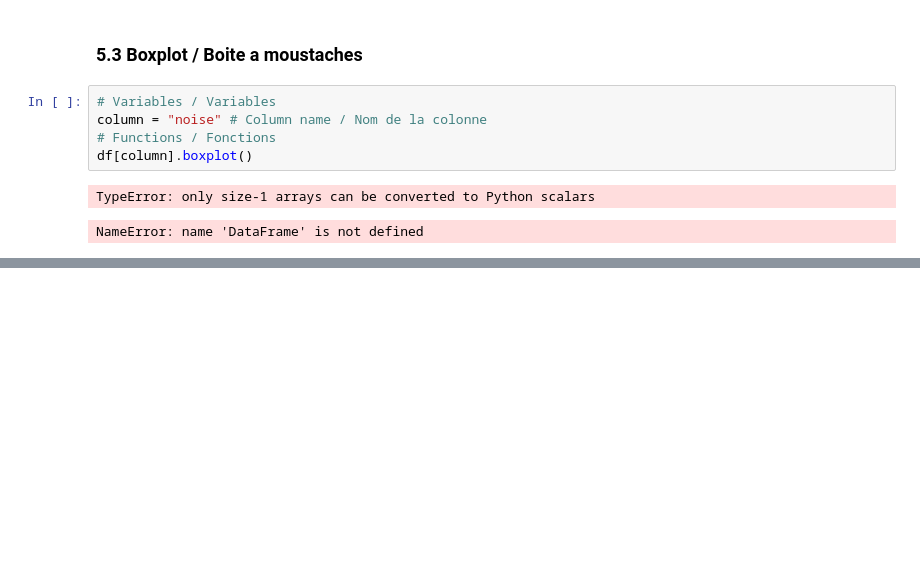
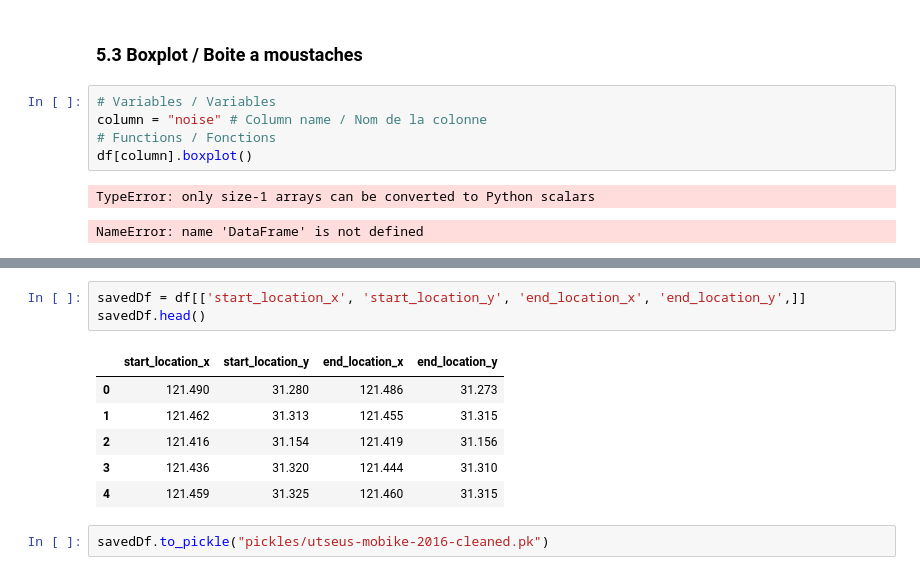
Before and after one commit to dorian-bermond/Hackaton-Nairobi, a Jupyter notebook: CleanData.ipynb, the cells around one changed output, grey strips where cells are left out. Drawn from its saved outputs; the diff is of its cells as text; blank space fills up the shorter version.

```diff
--- a/CleanData.ipynb
+++ b/CleanData.ipynb
@@ -401,0 +514,12 @@ array([['0.0'],
+# %%
+savedDf = df[['start_location_x', 'start_location_y', 'end_location_x', 'end_location_y',]]
+savedDf.head()
+# %% [output]
+|  | start_location_x | start_location_y | end_location_x | end_location_y |
+| 0 | 121.490 | 31.280 | 121.486 | 31.273 |
+| 1 | 121.462 | 31.313 | 121.455 | 31.315 |
+| 2 | 121.416 | 31.154 | 121.419 | 31.156 |
+| 3 | 121.436 | 31.320 | 121.444 | 31.310 |
+| 4 | 121.459 | 31.325 | 121.460 | 31.315 |
+# %%
+savedDf.to_pickle("pickles/utseus-mobike-2016-cleaned.pk")
```
Also changed, not shown: parts of 28 cells of this notebook, 1 other file.
